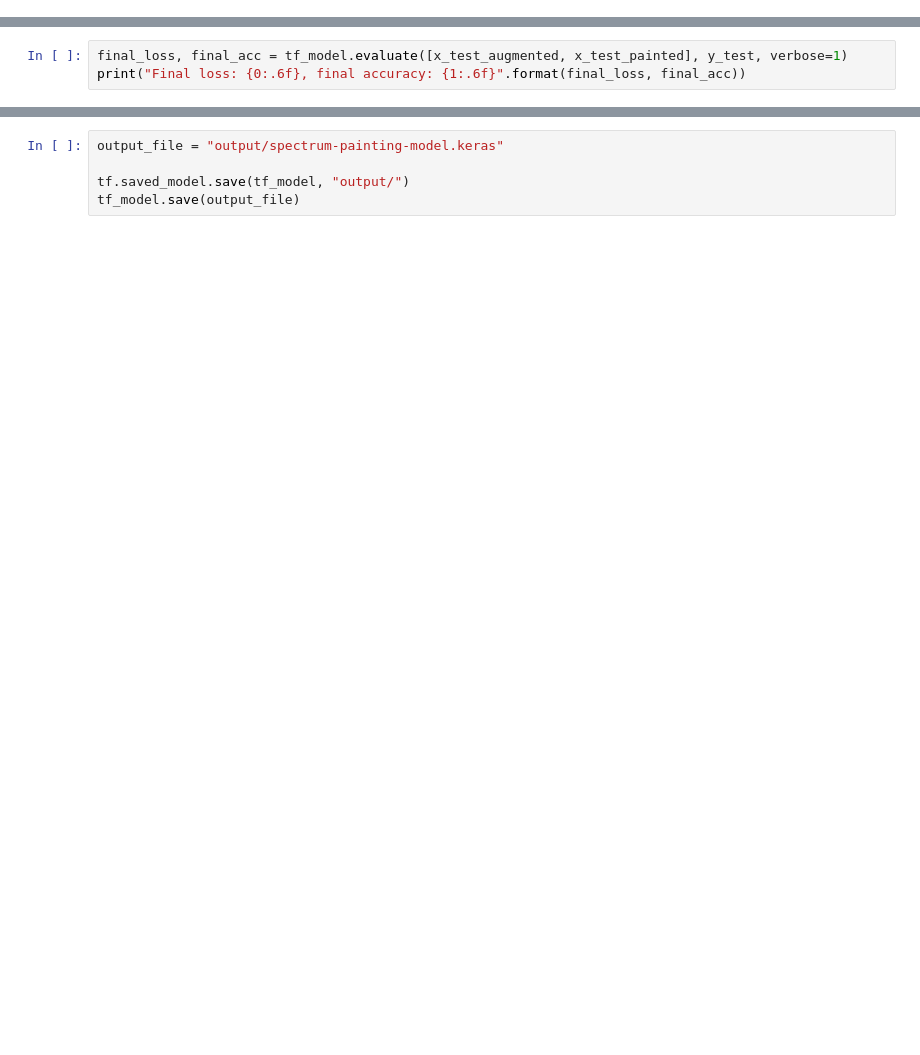
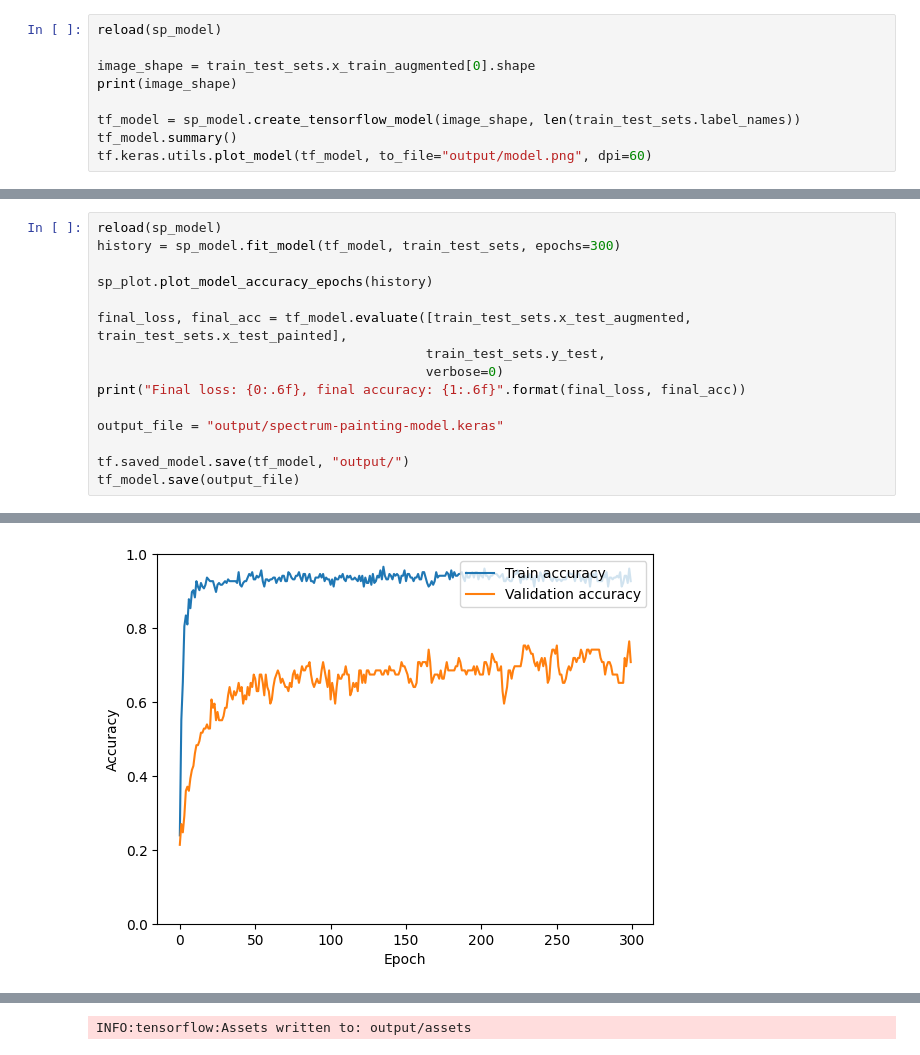
Before and after one commit to sds100/TinyMLSpectrumSensing, a Jupyter notebook: training/train-model.ipynb, the cells around one changed output, grey strips where cells are left out. Drawn from its saved outputs; the diff is of its cells as text; blank space fills up the shorter version.

```diff
--- a/training/train-model.ipynb
+++ b/training/train-model.ipynb
@@ -222,0 +51,9 @@ plt.show()
+# %%
+reload(sp_model)
+
+image_shape = train_test_sets.x_train_augmented[0].shape
+print(image_shape)
+
+tf_model = sp_model.create_tensorflow_model(image_shape, len(train_test_sets.label_names))
+tf_model.summary()
+tf.keras.utils.plot_model(tf_model, to_file="output/model.png", dpi=60)
@@ -223,3 +84,16 @@ plt.show()
 # %%
-final_loss, final_acc = tf_model.evaluate([x_test_augmented, x_test_painted], y_test, verbose=1)
+reload(sp_model)
+history = sp_model.fit_model(tf_model, train_test_sets, epochs=300)
+
+sp_plot.plot_model_accuracy_epochs(history)
+
+final_loss, final_acc = tf_model.evaluate([train_test_sets.x_test_augmented, train_test_sets.x_test_painted],
+                                          train_test_sets.y_test,
+                                          verbose=0)
 print("Final loss: {0:.6f}, final accuracy: {1:.6f}".format(final_loss, final_acc))
+
+output_file = "output/spectrum-painting-model.keras"
+
+tf.saved_model.save(tf_model, "output/")
+tf_model.save(output_file)
+# %% [output]
@@ -225,0 +102 @@ print("Final loss: {0:.6f}, final accuracy: {1:.6f}".format(final_loss, final_ac
+[figure, added]
@@ -226,5 +105 @@ print("Final loss: {0:.6f}, final accuracy: {1:.6f}".format(final_loss, final_ac
+INFO:tensorflow:Assets written to: output/assets
-# %%
-output_file = "output/spectrum-painting-model.keras"
-
-tf.saved_model.save(tf_model, "output/")
-tf_model.save(output_file)
```
Also changed, not shown: parts of 21 cells of this notebook, 5 other files.
